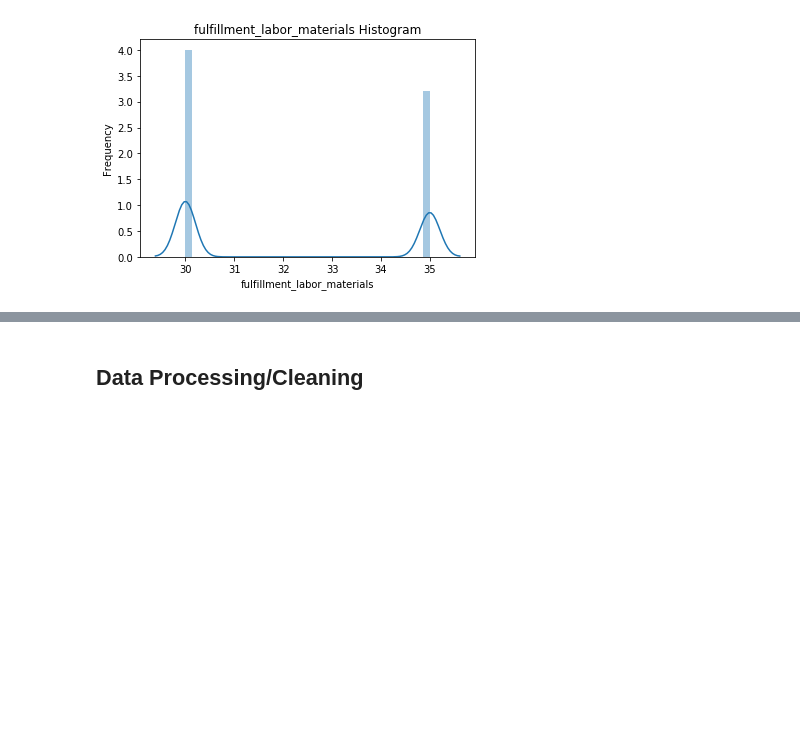
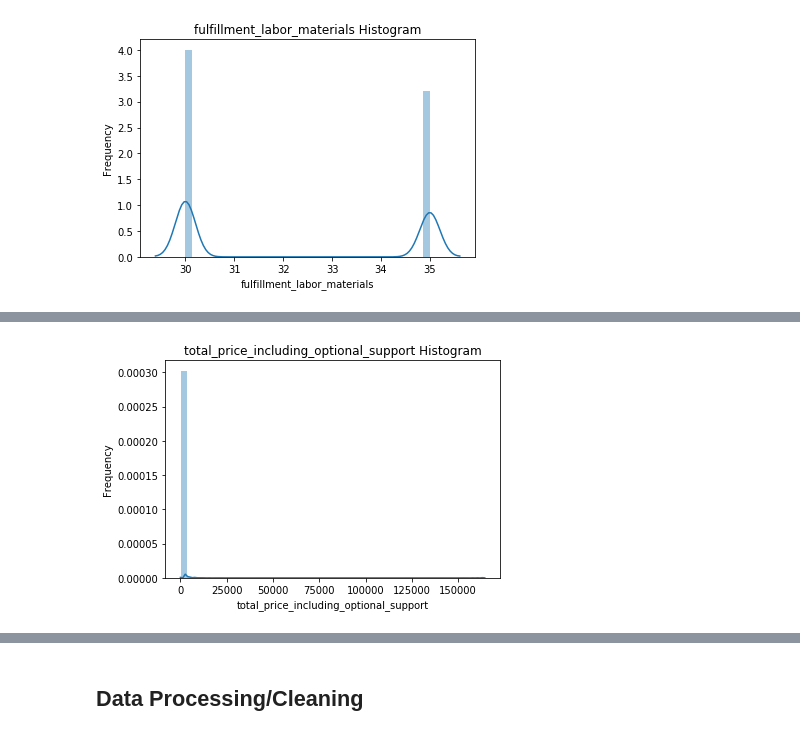
Before and after one commit to cherdeman/ML_for_Public_Policy, a Jupyter notebook: Assignment3/Assignment 3 - Improving the Pipeline.ipynb, the cells around one changed output, grey strips where cells are left out. Saved outputs shown, nothing was run; the diff lists cells and outputs as text; code cells hidden in the pictures; blank space fills up the shorter version.

```diff
--- a/Assignment3/Assignment 3 - Improving the Pipeline.ipynb
+++ b/Assignment3/Assignment 3 - Improving the Pipeline.ipynb
@@ -94,0 +140,4 @@ What do 30 and 35 mean for fulfillment? Outliers
+# %%
+data_processing.make_histogram(full_df, 'total_price_including_optional_support')
+# %% [output]
+[figure, added]
```
Also changed, not shown: parts of 32 cells of this notebook, 1 other file.
